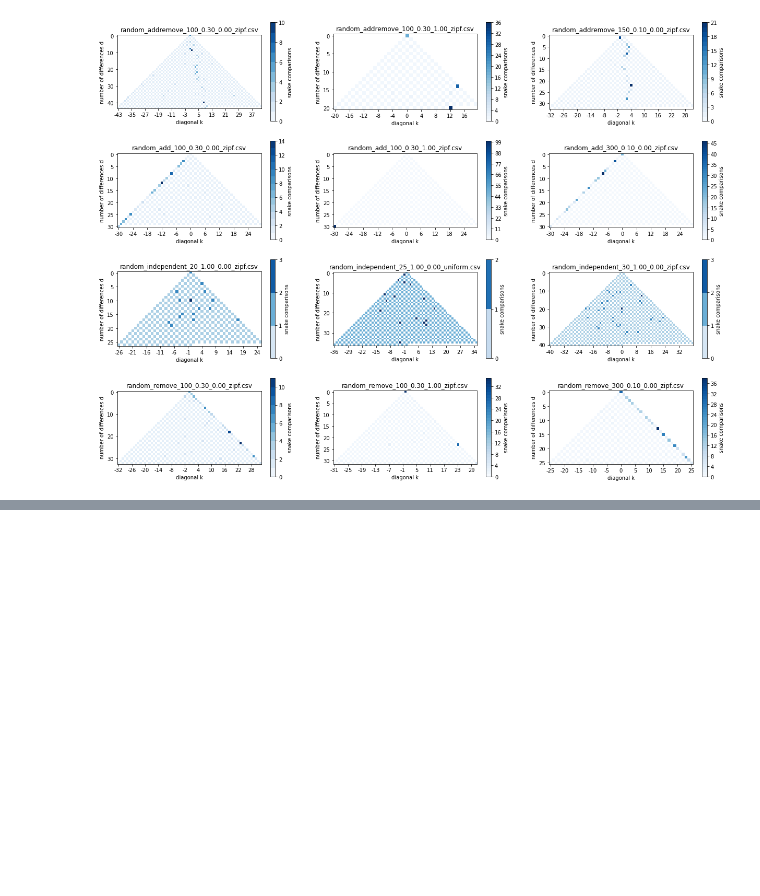
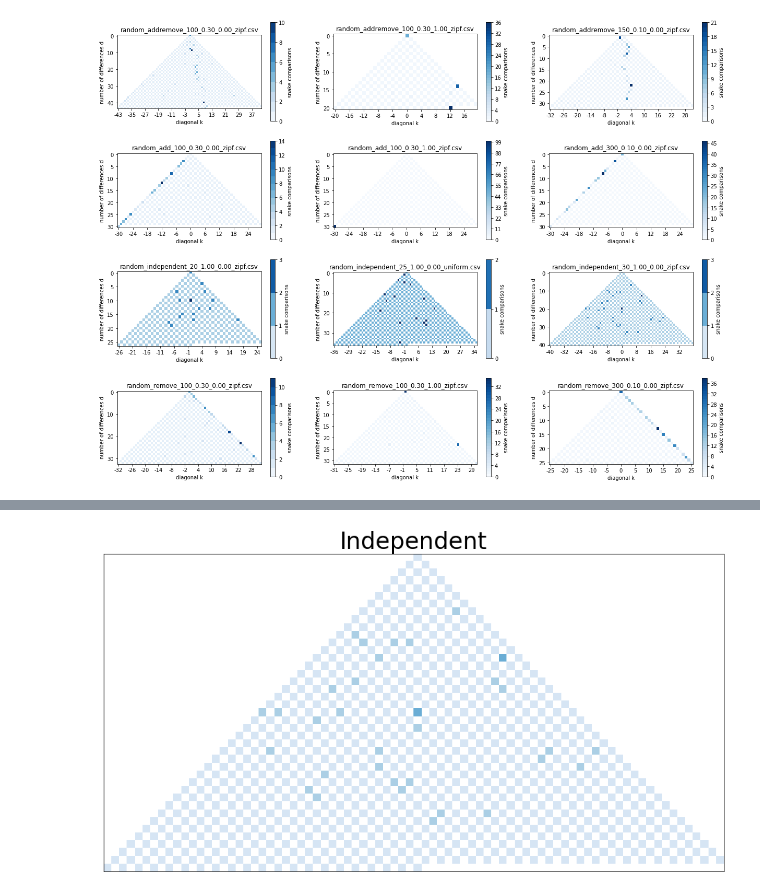
Before and after one commit to tehwalris/mpi-myers-diff, a Jupyter notebook: notebooks/snake_iterations.ipynb, the cells around one changed output, grey strips where cells are left out. Drawn from its saved outputs; the diff is of its cells as text; code cells hidden in the pictures; blank space fills up the shorter version.

```diff
--- a/notebooks/snake_iterations.ipynb
+++ b/notebooks/snake_iterations.ipynb
@@ -31,0 +64,10 @@ for idx, (test_case, results_table) in enumerate(results):
+# %%
+results_table = results["random_independent_30_1.00_0.00_zipf.csv"]
+
+fig= plt.figure(figsize=(16,9))
+plt.title("Independent")
+plt.xticks([])
+plt.yticks([])
+heatmap = plt.imshow(results_table, cmap='Blues', vmin=0, vmax=6)
+# %% [output]
+[figure, added]
```
Also changed, not shown: parts of 5 cells of this notebook.
